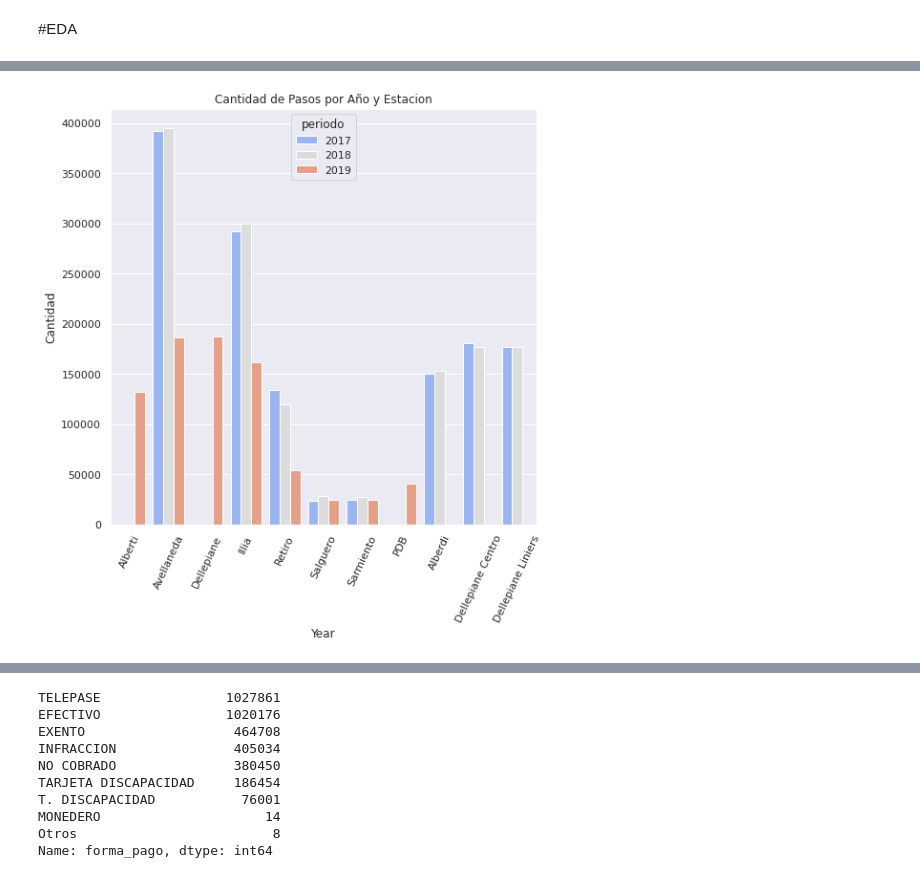
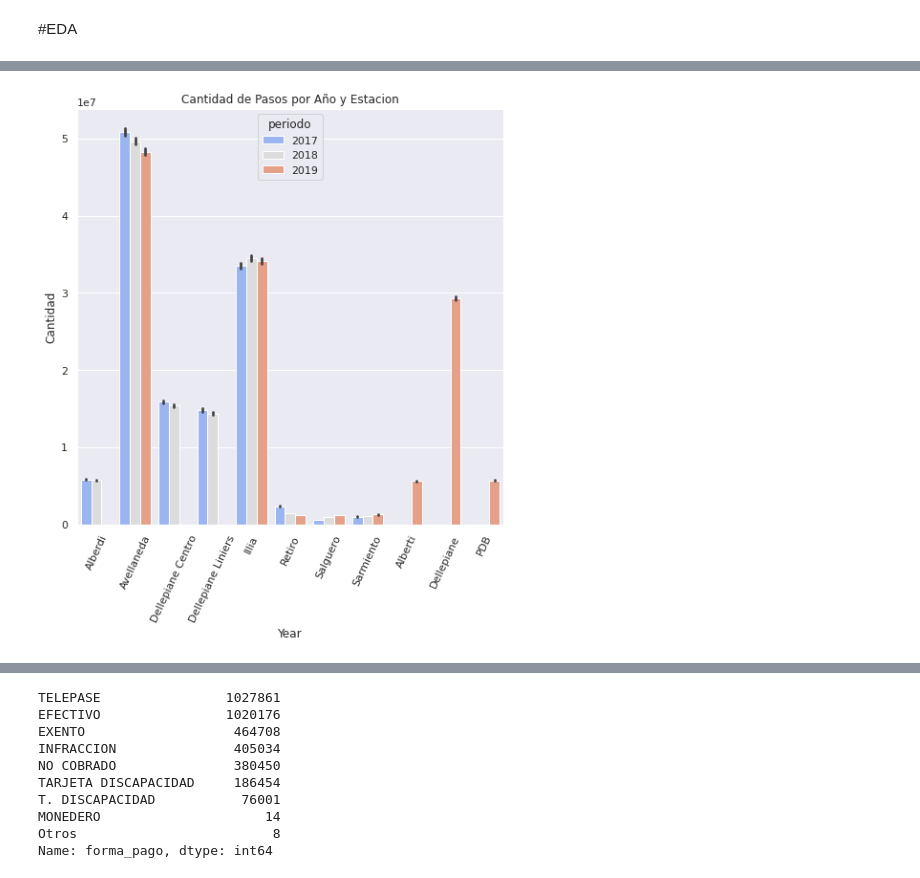
Before and after one commit to diemiranda04/Acamica, a Jupyter notebook: Proyecto_3/Copia_de_DS_Proyecto_03_ST.ipynb, the cells around one changed output, grey strips where cells are left out. Saved outputs shown, nothing was run; the diff lists cells and outputs as text; code cells hidden in the pictures.

Commit message:
Proyecto 3 terminado (Sin revisar)

```diff
--- a/Proyecto_3/Copia_de_DS_Proyecto_03_ST.ipynb
+++ b/Proyecto_3/Copia_de_DS_Proyecto_03_ST.ipynb
@@ -55,7 +55,7 @@ Mounted at /content/drive
 # %%
-data_2019 = pd.read_csv('/content/drive/MyDrive/Data Science Acamica/Sprint 3/Proyecto 3 - Series de Tiempo/flujo-vehicular-2017.csv', sep =',')
+data_2017 = pd.read_csv('/content/drive/MyDrive/Data Science Acamica/Sprint 3/Proyecto 3 - Series de Tiempo/flujo-vehicular-2017.csv', sep =',')
 data_2018 = pd.read_csv('/content/drive/MyDrive/Data Science Acamica/Sprint 3/Proyecto 3 - Series de Tiempo/flujo-vehicular-2018.csv', sep =',')
-data_2017 = pd.read_csv('/content/drive/MyDrive/Data Science Acamica/Sprint 3/Proyecto 3 - Series de Tiempo/flujo-vehicular-2019.csv', sep =',')
+data_2019 = pd.read_csv('/content/drive/MyDrive/Data Science Acamica/Sprint 3/Proyecto 3 - Series de Tiempo/flujo-vehicular-2019.csv', sep =',')
 # %%
 data_2019.info()
 data_2019.head()
@@ -326,13 +365,13 @@ plt.show();
 # %%
 plt.figure(figsize=(8,8))
-sns.countplot(x=data.estacion, hue= data.periodo, palette='coolwarm')
+sns.barplot(x=data.estacion, y= data.cantidad_pasos, estimator=np.sum, hue= data.periodo, palette='coolwarm')
 plt.title('Cantidad de Pasos por Año y Estacion')
 plt.xlabel('Year')
 plt.ylabel('Cantidad')
 plt.xticks(rotation=65)
 plt.show();
 # %% [output]
-[figure, old version]
+[figure, new version]
 # %%
 # Extrayendo el mes de la columna fecha
 data['mes'] = data.fecha.dt.month_name()
```
Also changed, not shown: parts of 161 cells of this notebook.
